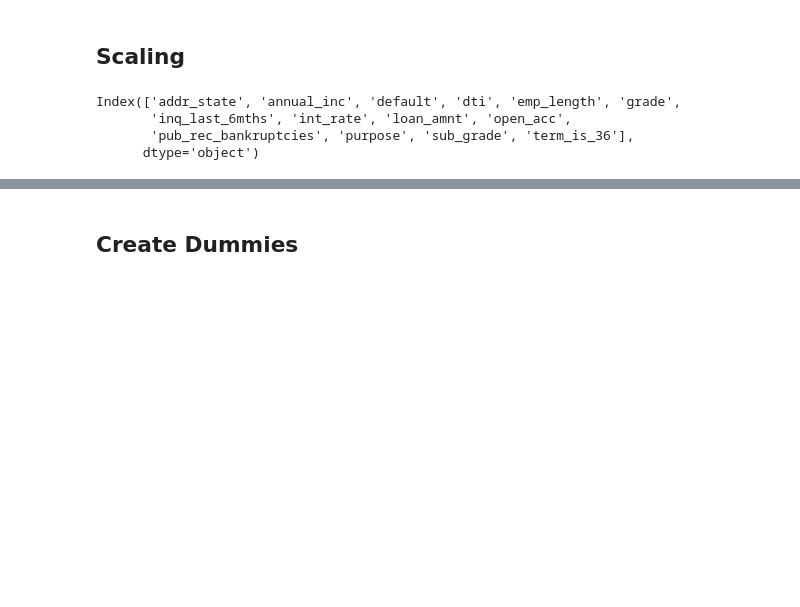
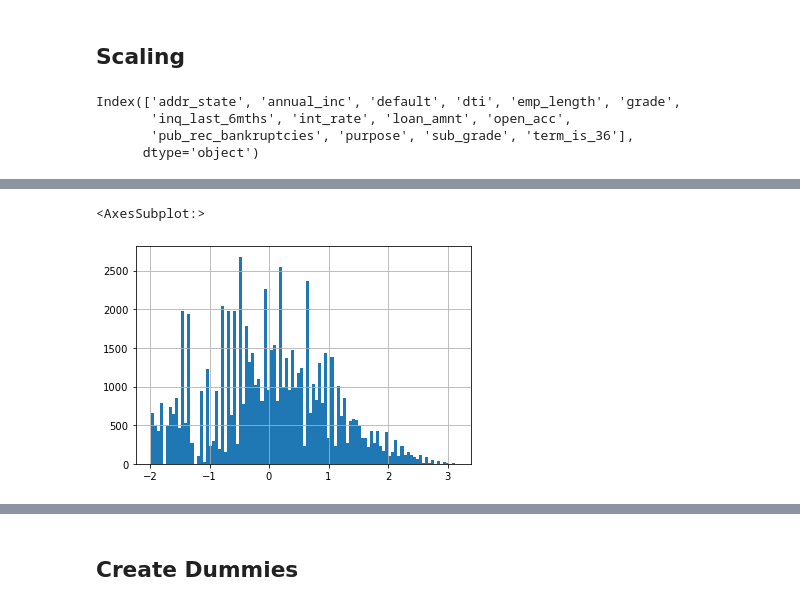
Before and after one commit to jb-ds2020/2nd_Project, a Jupyter notebook: 2020-Lenders-Club-Mederer-Bechthold_RandomForest.ipynb, the cells around one changed output, grey strips where cells are left out. Cells and saved outputs as stored; diff of their text form; code cells hidden in the pictures; blank space fills up the shorter version.

```diff
--- a/2020-Lenders-Club-Mederer-Bechthold_RandomForest.ipynb
+++ b/2020-Lenders-Club-Mederer-Bechthold_RandomForest.ipynb
@@ -118,0 +138,5 @@ dfTest[['A', 'B']] = scaler.fit_transform(dfTest[['A', 'B']])
+# %%
+df_upsampled.int_rate.hist(bins=100)
+# %% [output]
+<AxesSubplot:>
+[figure, added]
```
Also changed, not shown: parts of 23 cells of this notebook.
